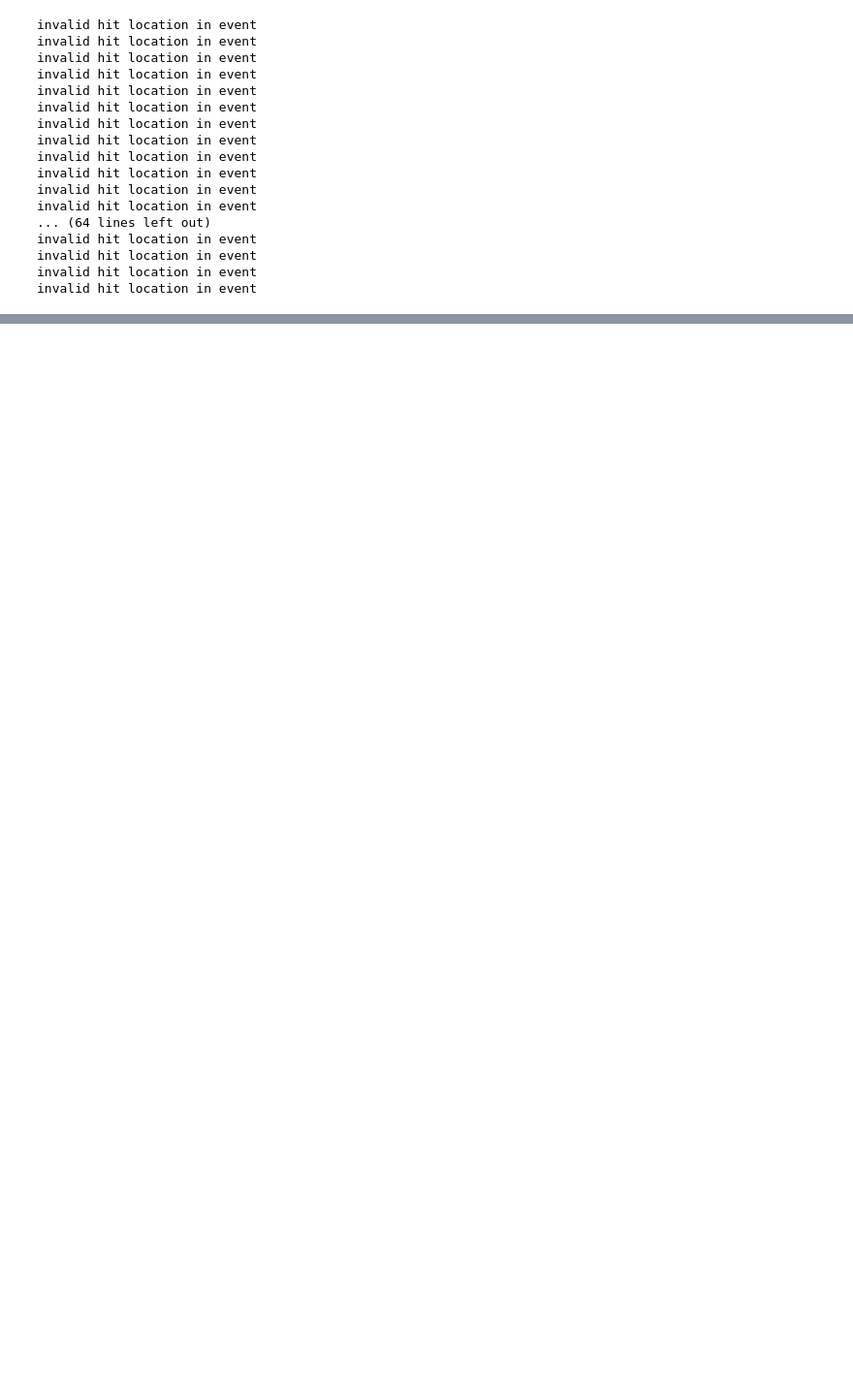
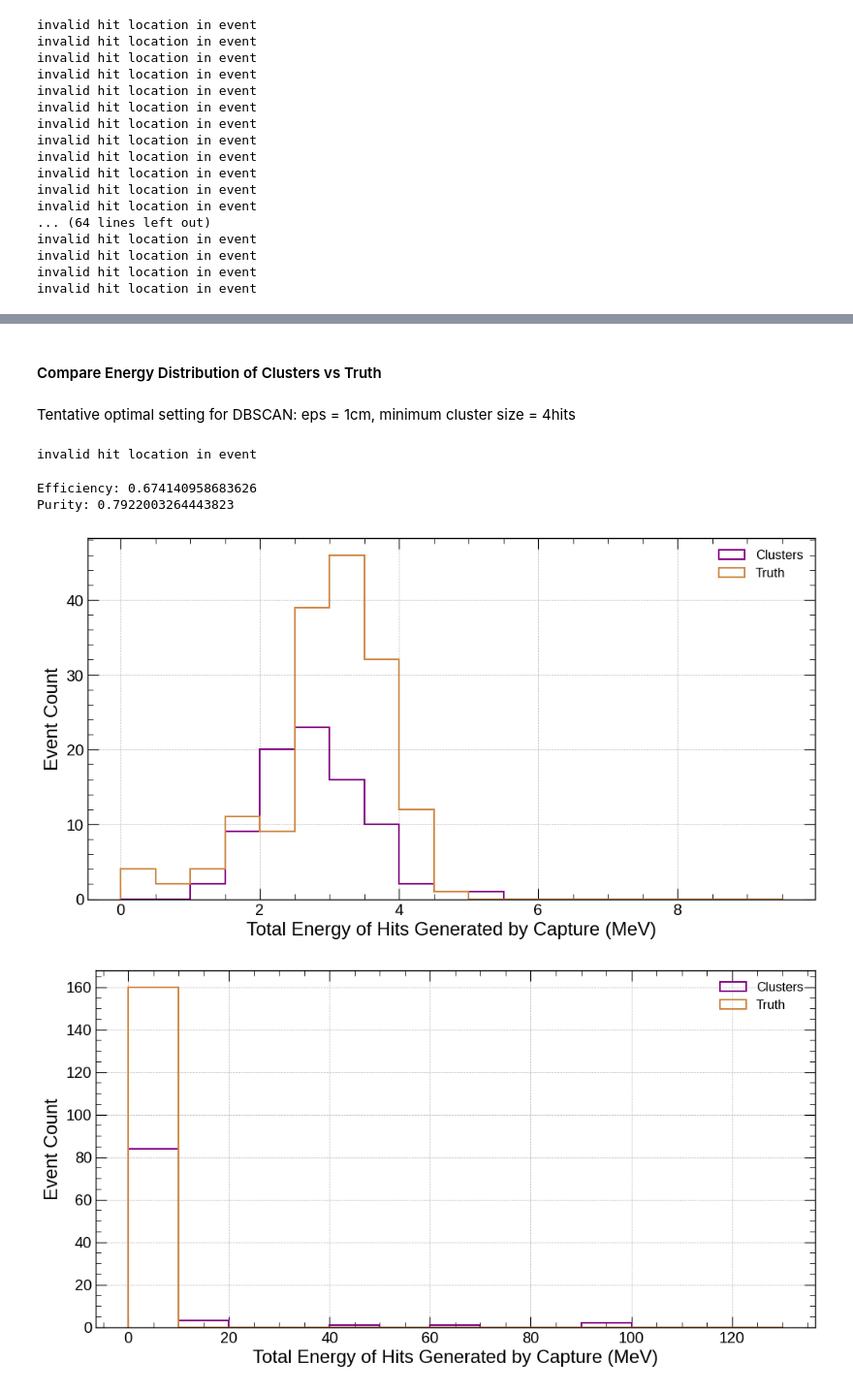
Before and after one commit to lmlepin9/2x2_neutron_sources, a Jupyter notebook: AmBe/charge/Hit_Clustering.ipynb, the cells around one changed output, grey strips where cells are left out. Shown at 97% size. Cells and saved outputs as stored; diff of their text form; code cells hidden in the pictures; blank space fills up the shorter version.

```diff
--- a/AmBe/charge/Hit_Clustering.ipynb
+++ b/AmBe/charge/Hit_Clustering.ipynb
@@ -265,0 +510,18 @@ plt.show()
+# %% [markdown]
+#### Compare Energy Distribution of Clusters vs Truth
+# %% [markdown]
+Tentative optimal setting for DBSCAN: eps = 1cm, minimum cluster size = 4hits
+# %%
+optimum_eps = 1
+optimum_clustersize = 4
+
+# Cluster using optimized DBSCAN parameter
+efficiency,purity,ncluster,mc_hit_percentage,cluster_label = cluster_hits(loc_overlapped, evtid_overlapped, n_process_overlapped, optimum_clustersize, optimum_eps, output_label=True)
+# %% [output]
+invalid hit location in event
+# %%
+print(f'Efficiency: {efficiency}')
+print(f'Purity: {purity}')
+# %% [output]
+Efficiency: 0.674140958683626
+Purity: 0.7922003264443823
@@ -265,0 +563,36 @@ plt.show()
+# %%
+# Get the per event cluster and truth energy from capture of the overlapped dataset
+
+E_cluster = get_cluster_energy(evtid_overlapped, E_overlapped, cluster_label)
+E_truth = get_truth_energy(evtid_overlapped, E_overlapped, n_process_overlapped)
+# %%
+# Show the ditribution of clustered vs truth energies
+
+plt.figure(figsize=(12, 6))
+
+plt.hist(E_cluster, color='purple', histtype='step', bins=np.arange(0,10,0.5), label='Clusters')
+plt.hist(E_truth, color='peru', histtype='step', bins=np.arange(0,10,0.5), label='Truth')
+
+plt.xlabel('Total Energy of Hits Generated by Capture (MeV)')
+plt.ylabel('Event Count')
+plt.grid(True)
+#plt.yscale('log')
+#plt.ylim((0,10))
+plt.legend()
+plt.show()
+
+plt.figure(figsize=(12, 6))
+
+plt.hist(E_cluster, color='purple', histtype='step', bins=np.arange(0,140,10), label='Clusters')
+plt.hist(E_truth, color='peru', histtype='step', bins=np.arange(0,140,10), label='Truth')
+
+plt.xlabel('Total Energy of Hits Generated by Capture (MeV)')
+plt.ylabel('Event Count')
+plt.grid(True)
+#plt.yscale('log')
+#plt.ylim((0,10))
+plt.legend()
+plt.show()
+# %% [output]
+[figure, added]
+[figure, added]
```
Also changed, not shown: parts of 21 cells of this notebook.
